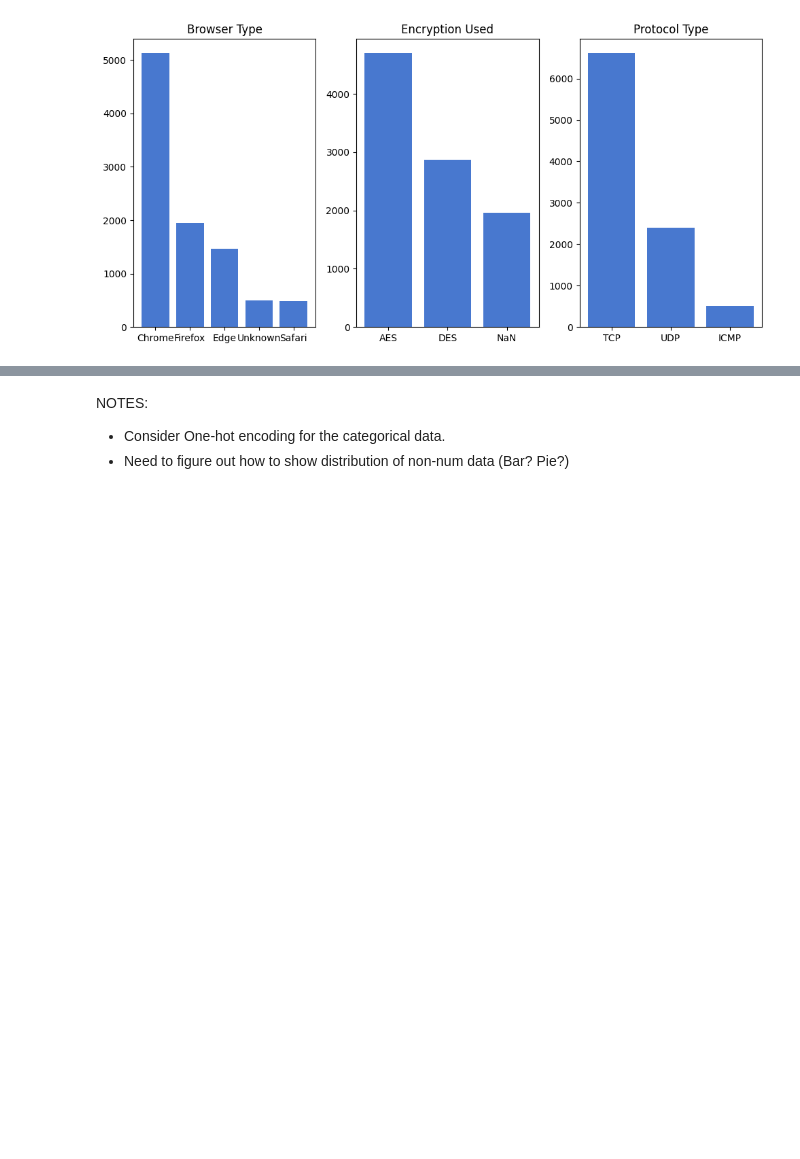
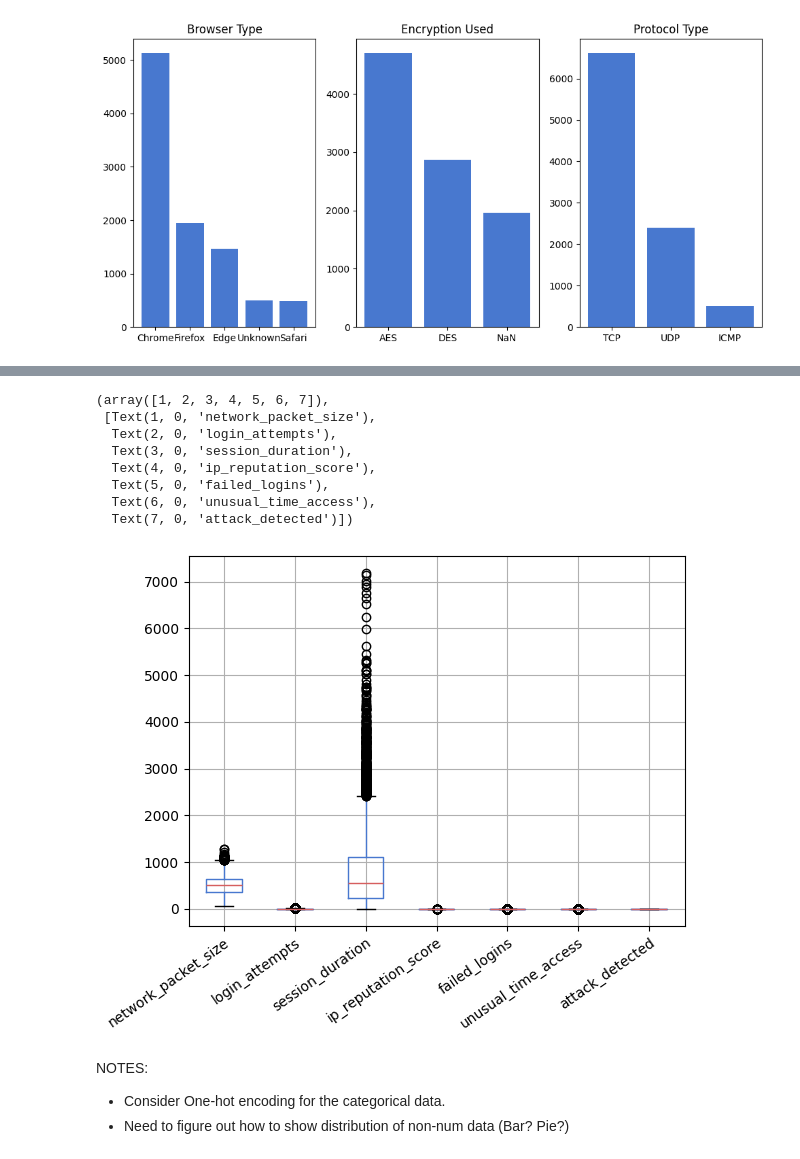
Before and after one commit to EddieSadat/cybsec, a Jupyter notebook: main.ipynb, the cells around one changed output, grey strips where cells are left out. Cells and saved outputs as stored; diff of their text form; code cells hidden in the pictures; blank space fills up the shorter version.

```diff
--- a/main.ipynb
+++ b/main.ipynb
@@ -140,3 +127,19 @@ df[df.encryption_used.isna()]
+# %%
+# df.boxplot(column=['failed_logins','login_attempts'])
+df_browser = df.drop(columns=['session_id', 'encryption_used', 'protocol_type'])
+df_browser.boxplot(column=['network_packet_size','login_attempts','session_duration','ip_reputation_score','failed_logins','unusual_time_access','attack_detected'])
+plt.xticks(rotation=35, ha='right', rotation_mode='anchor')
+# plt.boxplot(data=df.failed_logins, x=df.browser_type)
+# %% [output]
+(array([1, 2, 3, 4, 5, 6, 7]),
+ [Text(1, 0, 'network_packet_size'),
+  Text(2, 0, 'login_attempts'),
+  Text(3, 0, 'session_duration'),
+  Text(4, 0, 'ip_reputation_score'),
+  Text(5, 0, 'failed_logins'),
+  Text(6, 0, 'unusual_time_access'),
+  Text(7, 0, 'attack_detected')])
+[figure, added]
 # %% [markdown]
 NOTES:
 - Consider One-hot encoding for the categorical data.
```
Also changed, not shown: parts of 1 cell of this notebook.
